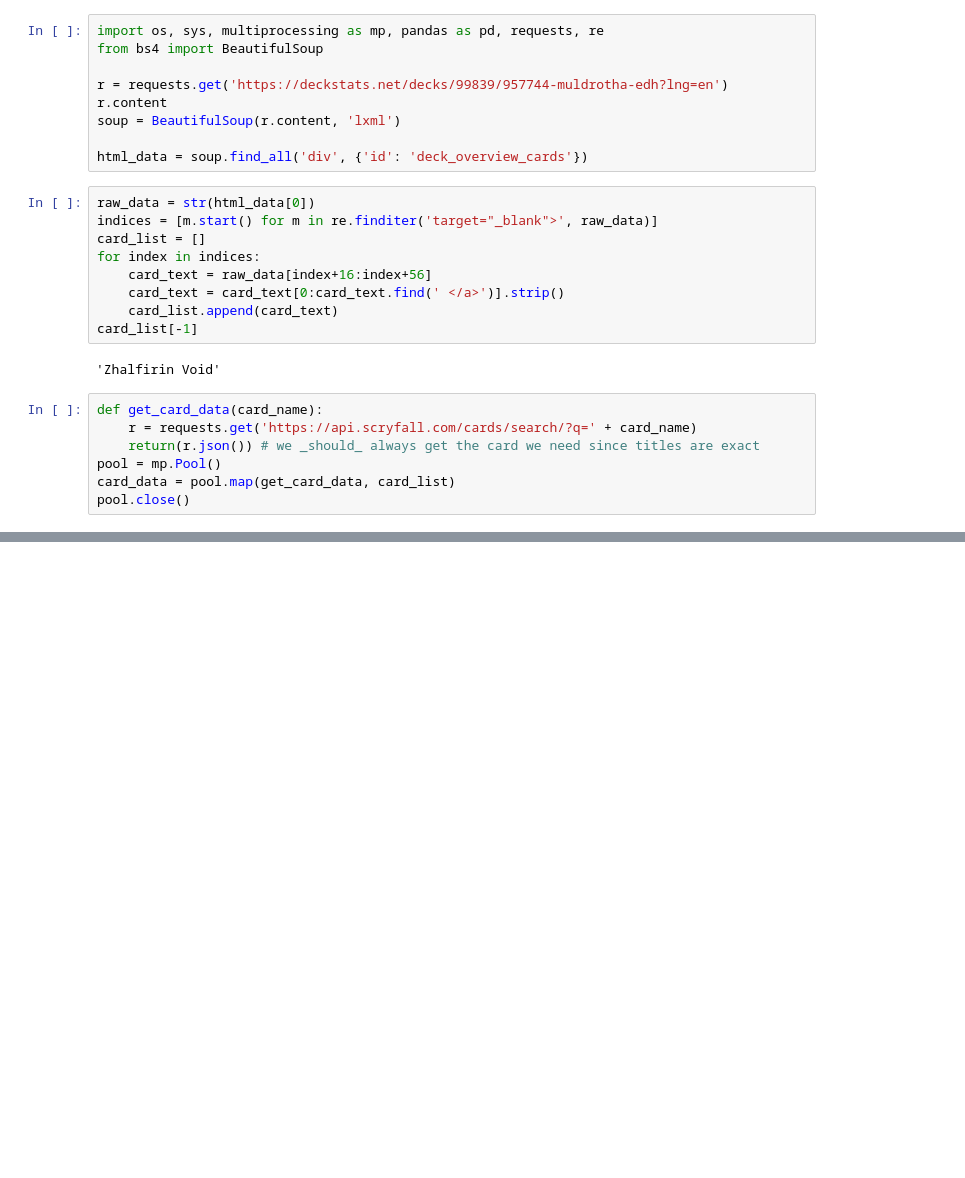
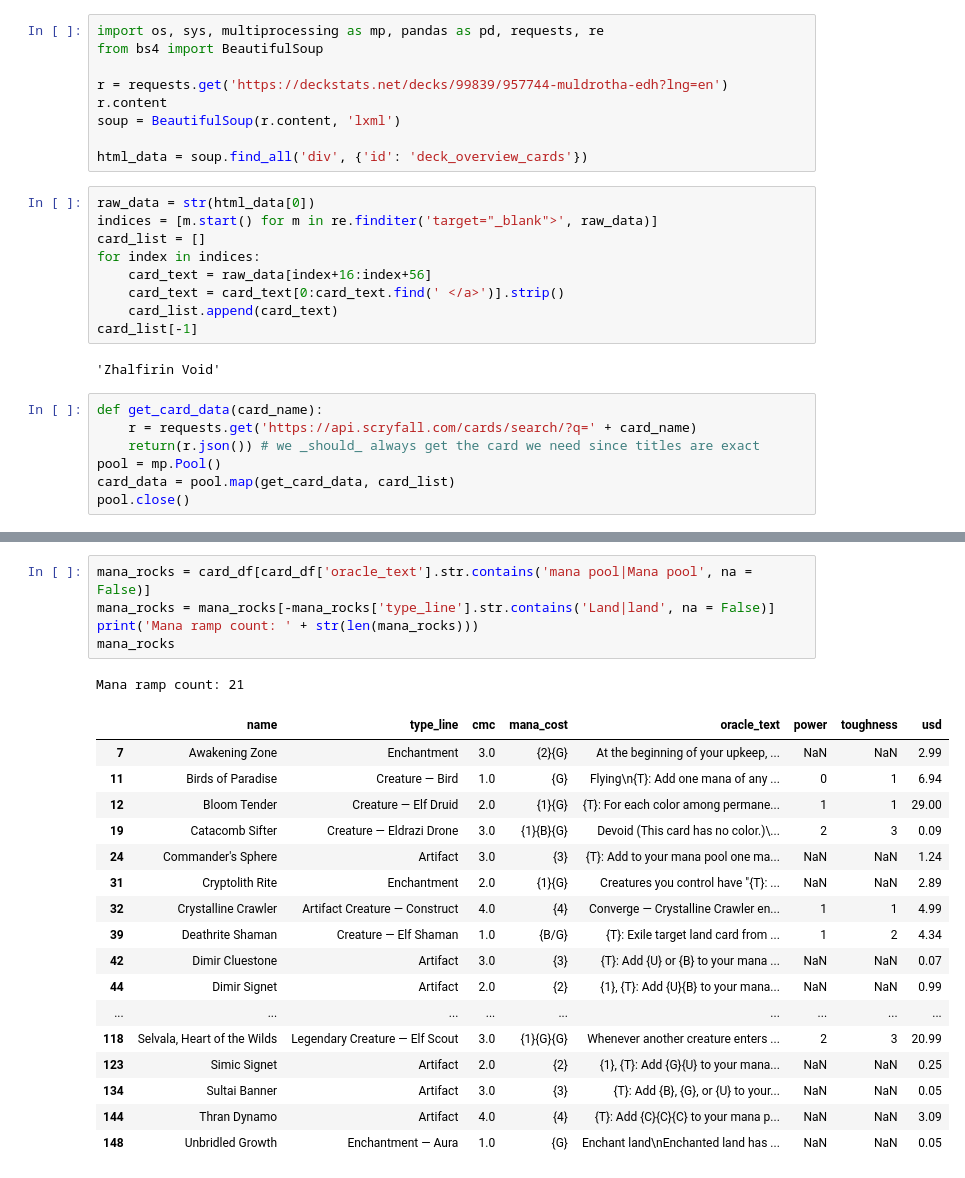
Before and after one commit to nmcginn/deck-builder, a Jupyter notebook: Muldrotha.ipynb, the cells around one changed output, grey strips where cells are left out. Cells and saved outputs as stored; diff of their text form; blank space fills up the shorter version.

```diff
--- a/Muldrotha.ipynb
+++ b/Muldrotha.ipynb
@@ -38,0 +62,24 @@ card_df.head()
+# %%
+mana_rocks = card_df[card_df['oracle_text'].str.contains('mana pool|Mana pool', na = False)]
+mana_rocks = mana_rocks[-mana_rocks['type_line'].str.contains('Land|land', na = False)]
+print('Mana ramp count: ' + str(len(mana_rocks)))
+mana_rocks
+# %% [output]
+Mana ramp count: 21
+|  | name | type_line | cmc | mana_cost | oracle_text | power | toughness | usd |
+| 7 | Awakening Zone | Enchantment | 3.0 | {2}{G} | At the beginning of your upkeep, ... | NaN | NaN | 2.99 |
+| 11 | Birds of Paradise | Creature — Bird | 1.0 | {G} | Flying\n{T}: Add one mana of any ... | 0 | 1 | 6.94 |
+| 12 | Bloom Tender | Creature — Elf Druid | 2.0 | {1}{G} | {T}: For each color among permane... | 1 | 1 | 29.00 |
+| 19 | Catacomb Sifter | Creature — Eldrazi Drone | 3.0 | {1}{B}{G} | Devoid (This card has no color.)\... | 2 | 3 | 0.09 |
+| 24 | Commander's Sphere | Artifact | 3.0 | {3} | {T}: Add to your mana pool one ma... | NaN | NaN | 1.24 |
+| 31 | Cryptolith Rite | Enchantment | 2.0 | {1}{G} | Creatures you control have "{T}: ... | NaN | NaN | 2.89 |
+| 32 | Crystalline Crawler | Artifact Creature — Construct | 4.0 | {4} | Converge — Crystalline Crawler en... | 1 | 1 | 4.99 |
+| 39 | Deathrite Shaman | Creature — Elf Shaman | 1.0 | {B/G} | {T}: Exile target land card from ... | 1 | 2 | 4.34 |
+| 42 | Dimir Cluestone | Artifact | 3.0 | {3} | {T}: Add {U} or {B} to your mana ... | NaN | NaN | 0.07 |
+| 44 | Dimir Signet | Artifact | 2.0 | {2} | {1}, {T}: Add {U}{B} to your mana... | NaN | NaN | 0.99 |
+| ... | ... | ... | ... | ... | ... | ... | ... | ... |
+| 118 | Selvala, Heart of the Wilds | Legendary Creature — Elf Scout | 3.0 | {1}{G}{G} | Whenever another creature enters ... | 2 | 3 | 20.99 |
+| 123 | Simic Signet | Artifact | 2.0 | {2} | {1}, {T}: Add {G}{U} to your mana... | NaN | NaN | 0.25 |
+| 134 | Sultai Banner | Artifact | 3.0 | {3} | {T}: Add {B}, {G}, or {U} to your... | NaN | NaN | 0.05 |
+| 144 | Thran Dynamo | Artifact | 4.0 | {4} | {T}: Add {C}{C}{C} to your mana p... | NaN | NaN | 3.09 |
+| 148 | Unbridled Growth | Enchantment — Aura | 1.0 | {G} | Enchant land\nEnchanted land has ... | NaN | NaN | 0.05 |
```
Also changed, not shown: parts of 3 cells of this notebook.
